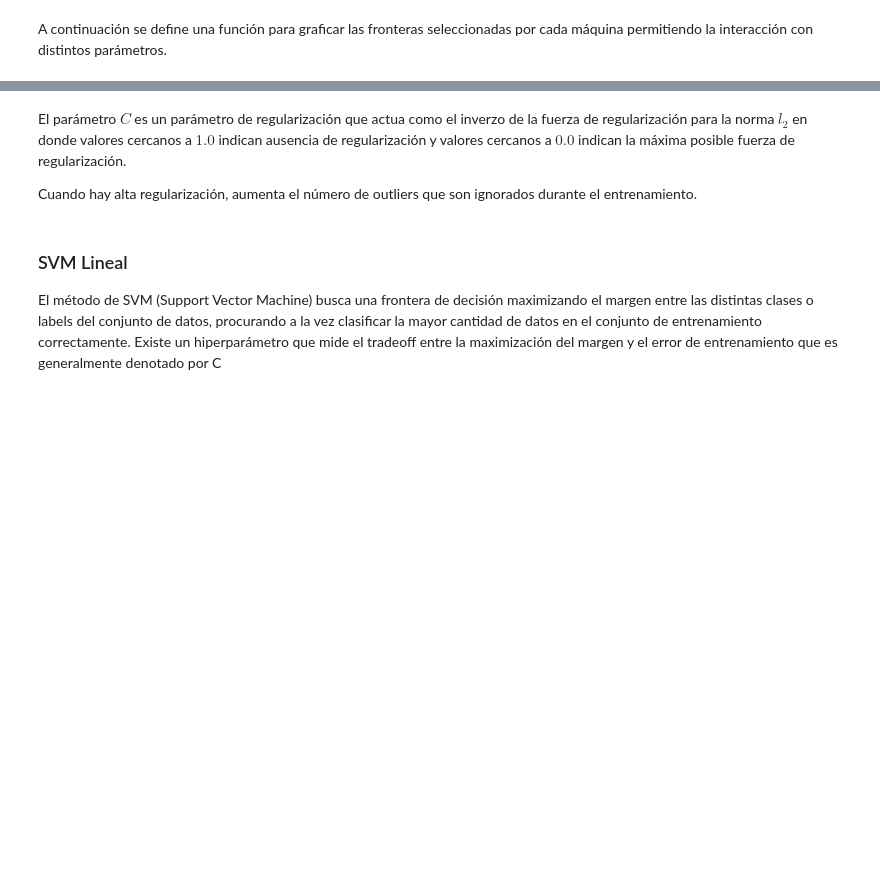
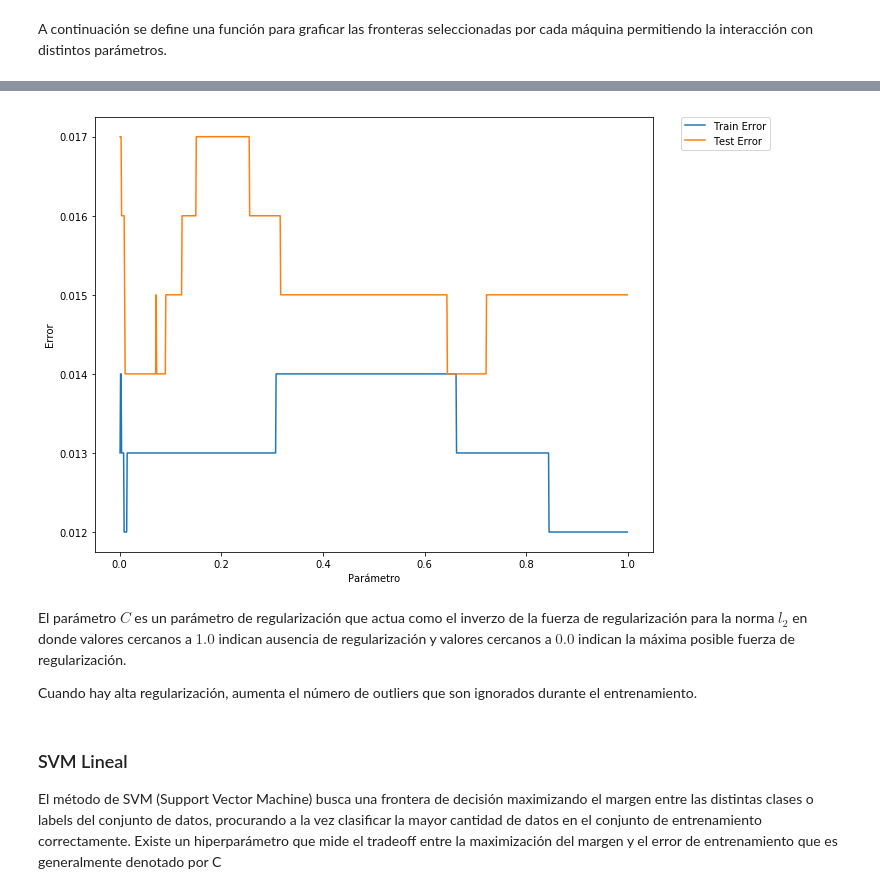
Before and after one commit to TareasJF/INF393, a Jupyter notebook: T2/Pregunta1.ipynb, the cells around one changed output, grey strips where cells are left out. Cells and saved outputs as stored; diff of their text form; code cells hidden in the pictures; blank space fills up the shorter version.

```diff
--- a/T2/Pregunta1.ipynb
+++ b/T2/Pregunta1.ipynb
@@ -169,3 +171,33 @@ interactive(visualize_border_interactive,param=(p_min_lr,p_max_lr, 0.001))
+# %%
+import numpy as np
+import matplotlib.pyplot as plt
+params = np.arange(0.001, 1.0, 0.001)
+
+train_errors = []
+test_errors = []
+
+for p in params:
+    model= LR()
+    model.set_params(C=p,penalty='l2')
+    model.fit(X,y)
+
+    y_train_pred = model.predict(X)
+    y_test_pred = model.predict(Xtest)
+    train_error = (1-accuracy_score(y, y_train_pred))
+    test_error = (1-accuracy_score(ytest, y_test_pred))
+
+    train_errors.append(train_error)
+    test_errors.append(test_error)
+
+plt.figure(figsize=(10, 8))
+plt.plot(params, train_errors, label="Train Error")
+plt.plot(params, test_errors, label="Test Error")
+plt.legend(bbox_to_anchor=(1.05, 1), loc=2, borderaxespad=0.)
+plt.xlabel('Parámetro')
+plt.ylabel('Error')
+plt.show()
+# %% [output]
+[figure, added]
 # %% [markdown]
 El parámetro $C$ es un parámetro de regularización que actua como el inverzo de la fuerza de regularización para la norma $l_2$ en donde valores cercanos a $1.0$ indican ausencia de regularización y valores cercanos a $0.0$ indican la máxima posible fuerza de regularización.
 
```
Also changed, not shown: parts of 27 cells of this notebook, 5 other files.
